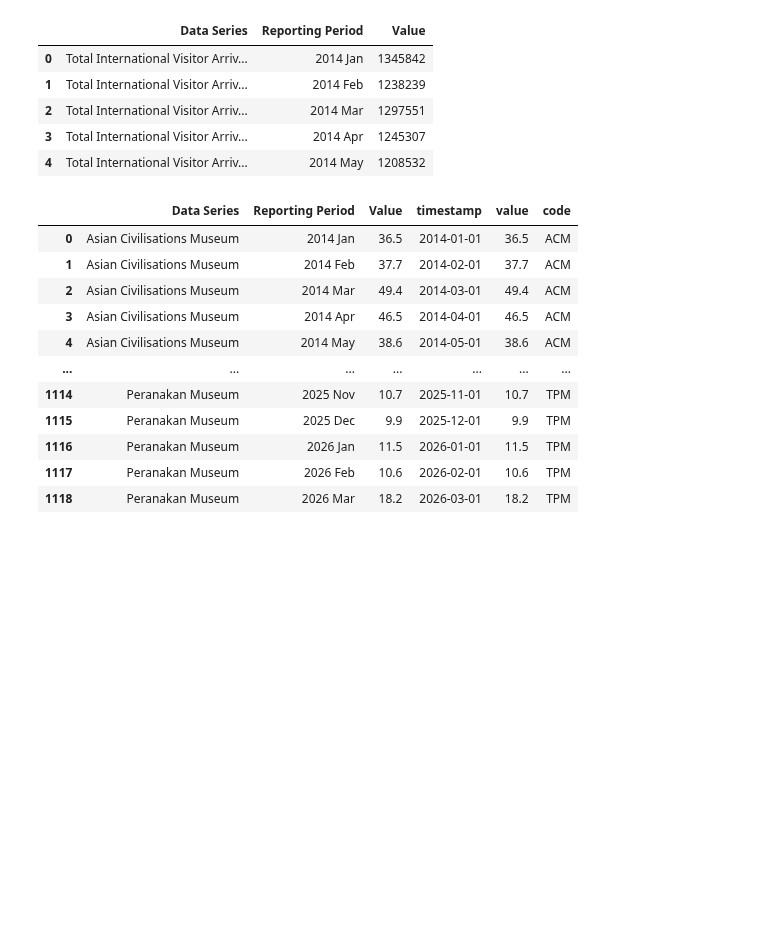
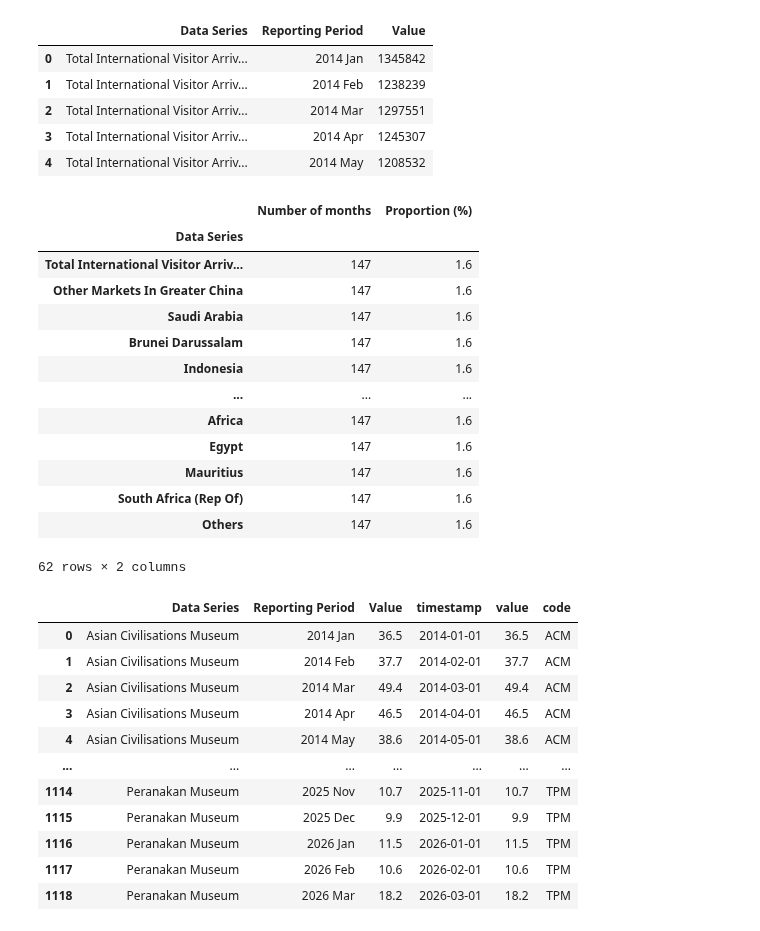
Before and after one commit to calvin4370/nhb-museum-visitorship-forecasting, a Jupyter notebook: notebooks/01_eda.ipynb, the cells around one changed output. Saved outputs shown, nothing was run; the diff lists cells and outputs as text; code cells hidden in the pictures; blank space fills up the shorter version.

```diff
--- a/notebooks/01_eda.ipynb
+++ b/notebooks/01_eda.ipynb
@@ -59,6 +81,23 @@ intl_arrivals.head()
 | 2 | Total International Visitor Arriv... | 2014 Mar | 1297551 |
 | 3 | Total International Visitor Arriv... | 2014 Apr | 1245307 |
 | 4 | Total International Visitor Arriv... | 2014 May | 1208532 |
+# %%
+get_freq_dist(intl_arrivals["Data Series"], "Data Series", "Number of months")
+# %% [output]
+|  | Number of months | Proportion (%) |
+| Data Series |  |  |
+| Total International Visitor Arriv... | 147 | 1.6 |
+| Other Markets In Greater China | 147 | 1.6 |
+| Saudi Arabia | 147 | 1.6 |
+| Brunei Darussalam | 147 | 1.6 |
+| Indonesia | 147 | 1.6 |
+| ... | ... | ... |
+| Africa | 147 | 1.6 |
+| Egypt | 147 | 1.6 |
+| Mauritius | 147 | 1.6 |
+| South Africa (Rep Of) | 147 | 1.6 |
+| Others | 147 | 1.6 |
+62 rows × 2 columns
 # %%
 # Tidy the raw API output into a monthly, numeric, long-format frame for EDA.
 def tidy_df(df):
```
Also changed, not shown: parts of 2 cells of this notebook, 1 other file.
